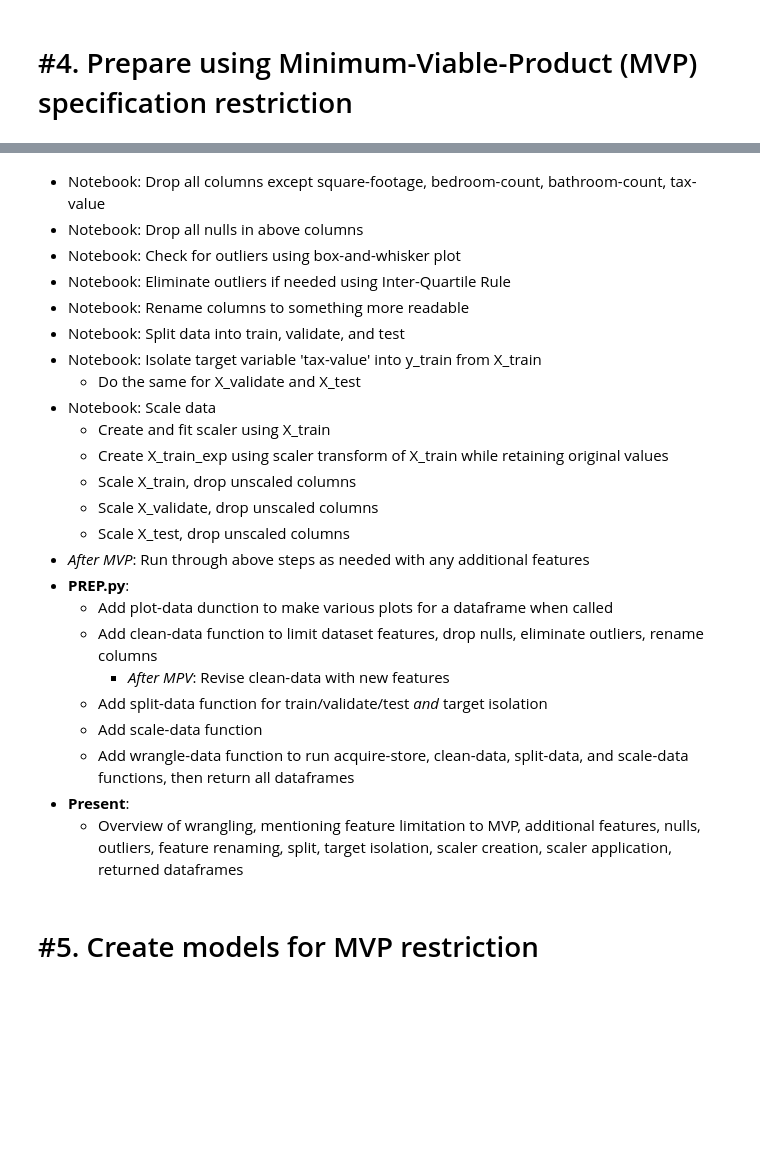
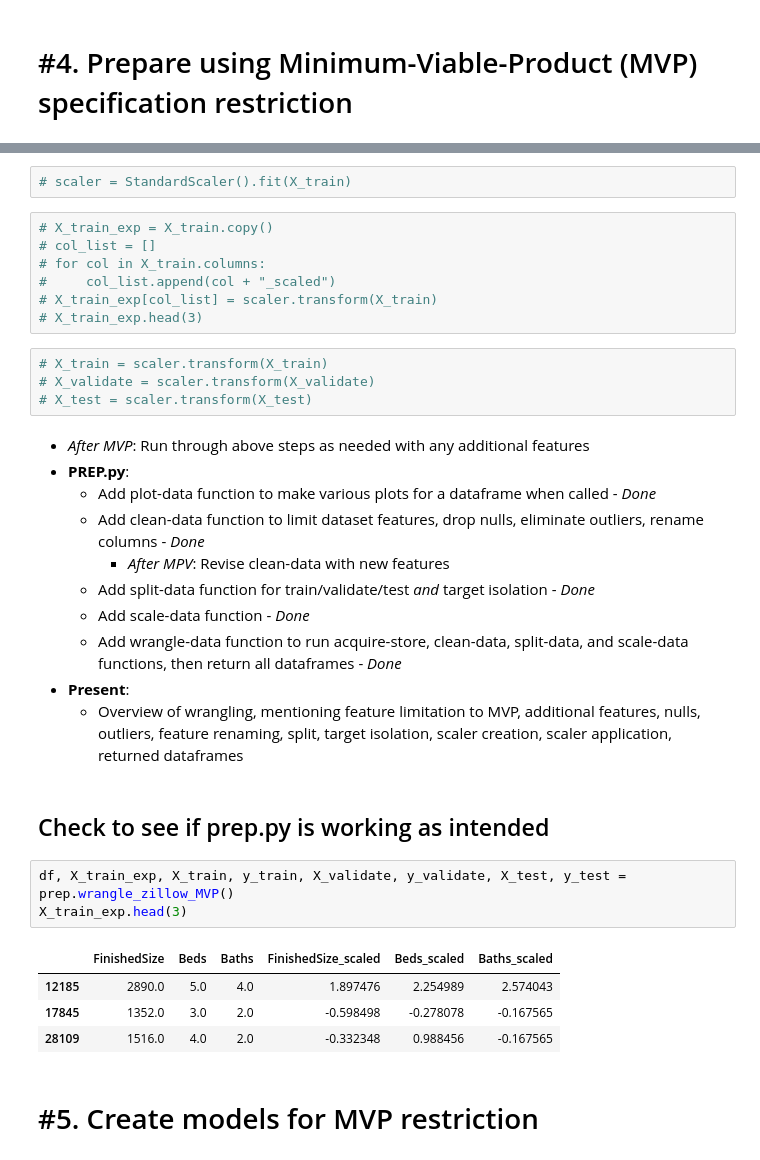
Before and after one commit to JacobPaxton/zillow-regression-project, a Jupyter notebook: draft_workspace.ipynb, the cells around one changed output, grey strips where cells are left out. Drawn from its saved outputs; the diff is of its cells as text; blank space fills up the shorter version.

```diff
--- a/draft_workspace.ipynb
+++ b/draft_workspace.ipynb
@@ -157,27 +323,36 @@ dtype: int64
+# %%
+# scaler = StandardScaler().fit(X_train)
+# %%
+# X_train_exp = X_train.copy()
+# col_list = []
+# for col in X_train.columns:
+#     col_list.append(col + "_scaled")
+# X_train_exp[col_list] = scaler.transform(X_train)
+# X_train_exp.head(3)
+# %%
+# X_train = scaler.transform(X_train)
+# X_validate = scaler.transform(X_validate)
+# X_test = scaler.transform(X_test)
 # %% [markdown]
-* Notebook: Drop all columns except square-footage, bedroom-count, bathroom-count, tax-value
-* Notebook: Drop all nulls in above columns
-* Notebook: Check for outliers using box-and-whisker plot
-* Notebook: Eliminate outliers if needed using Inter-Quartile Rule
-* Notebook: Rename columns to something more readable
-* Notebook: Split data into train, validate, and test
-* Notebook: Isolate target variable 'tax-value' into y_train from X_train
-    * Do the same for X_validate and X_test
-* Notebook: Scale data
-    * Create and fit scaler using X_train
-    * Create X_train_exp using scaler transform of X_train while retaining original values
-    * Scale X_train, drop unscaled columns
-    * Scale X_validate, drop unscaled columns
-    * Scale X_test, drop unscaled columns
 * *After MVP*: Run through above steps as needed with any additional features
 * **PREP.py**:
-    * Add plot-data dunction to make various plots for a dataframe when called
-    * Add clean-data function to limit dataset features, drop nulls, eliminate outliers, rename columns
+    * Add plot-data function to make various plots for a dataframe when called - *Done*
+    * Add clean-data function to limit dataset features, drop nulls, eliminate outliers, rename columns - *Done*
         * *After MPV*: Revise clean-data with new features
-    * Add split-data function for train/validate/test *and* target isolation
-    * Add scale-data function
-    * Add wrangle-data function to run acquire-store, clean-data, split-data, and scale-data functions, then return all dataframes
+    * Add split-data function for train/validate/test *and* target isolation - *Done*
+    * Add scale-data function - *Done*
+    * Add wrangle-data function to run acquire-store, clean-data, split-data, and scale-data functions, then return all dataframes - *Done*
 * **Present**:
     * Overview of wrangling, mentioning feature limitation to MVP, additional features, nulls, outliers, feature renaming, split, target isolation, scaler creation, scaler application, returned dataframes
+# %% [markdown]
+## Check to see if prep.py is working as intended
+# %%
+df, X_train_exp, X_train, y_train, X_validate, y_validate, X_test, y_test = prep.wrangle_zillow_MVP()
+X_train_exp.head(3)
+# %% [output]
+|  | FinishedSize | Beds | Baths | FinishedSize_scaled | Beds_scaled | Baths_scaled |
+| 12185 | 2890.0 | 5.0 | 4.0 | 1.897476 | 2.254989 | 2.574043 |
+| 17845 | 1352.0 | 3.0 | 2.0 | -0.598498 | -0.278078 | -0.167565 |
+| 28109 | 1516.0 | 4.0 | 2.0 | -0.332348 | 0.988456 | -0.167565 |
 # %% [markdown]
 # #5. Create models for MVP restriction
```
Also changed, not shown: parts of 74 cells of this notebook.
